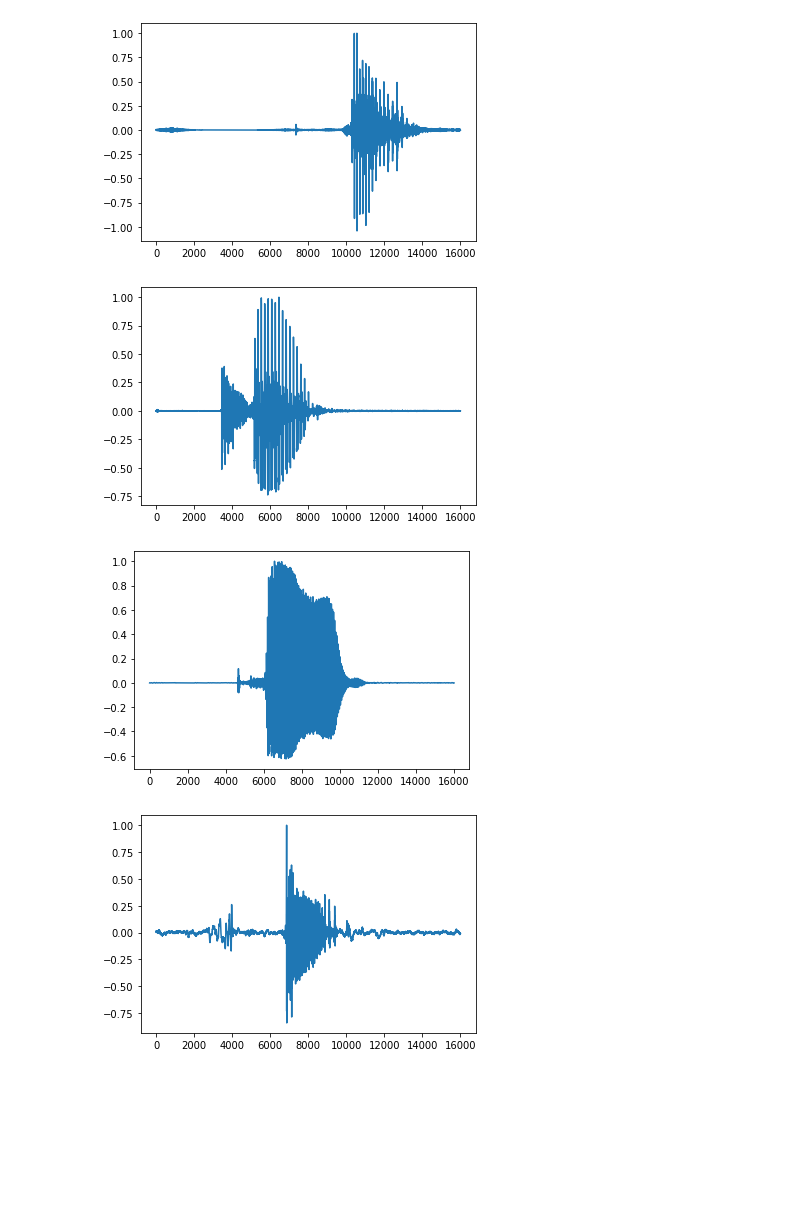
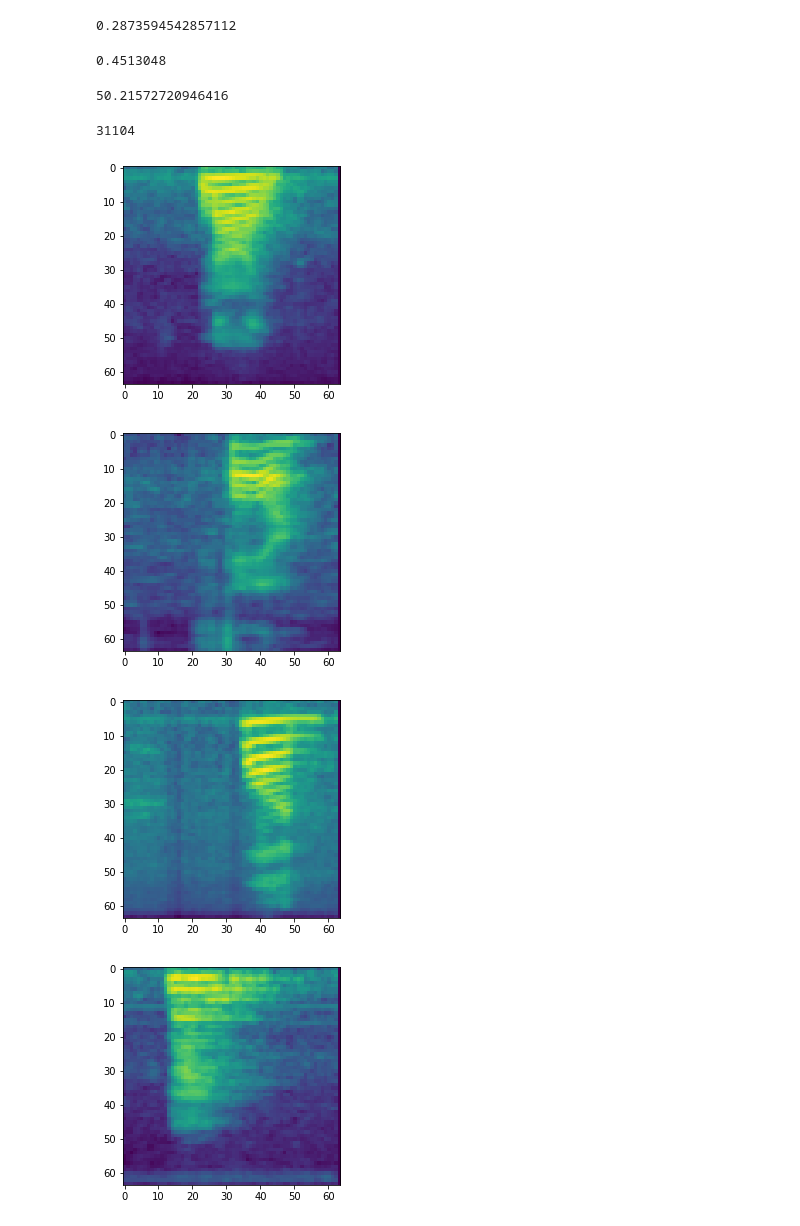
Before and after one commit to Newbeeer/Poisson_flow, a Jupyter notebook: tester.ipynb, the cells around one changed output. Drawn from its saved outputs; the diff is of its cells as text; code cells hidden in the pictures; blank space fills up the shorter version.

```diff
--- a/tester.ipynb
+++ b/tester.ipynb
@@ -7,5 +38,3 @@ config = get_config()
-# %%
-config.data.tfrecords_path = 'sc09_64.tfrecords'
 # %%
 trainds, evalds, builder = get_dataset(config)
 # %% [output]
@@ -13,0 +43,3 @@ WARNING:absl:No GPU/TPU found, falling back to CPU. (Set TF_CPP_MIN_LOG_LEVEL=0
+# %%
+import torchvision
+cf10 = torchvision.datasets.CIFAR10(root='.', download=True)
@@ -16,12 +53,47 @@ import matplotlib.pyplot as plt
+# %%
+norms_2 = []
+norms = []
+for item in tqdm(cf10):
+    pic = np.array(item[0]) / 255.0
+    norm_2 = np.sqrt(pic.ravel()**2)
+    norms_2.append(norm_2)
+    norm = pic.ravel()**2
+    norms.append(norm)
+# %%
+norms = np.array(norms)
+norms.mean()
+# %% [output]
+0.2873594542857112
+# %%
+norms_2 = []
+norms = []
+for batch in tqdm(trainds):
+    for item in batch:
+        norm = item.numpy().ravel()**2
+        norms.append(norm)
+        norm_2 = np.sqrt(item.numpy().ravel()**2)
+        norms_2.append(norm_2)
+# %%
+norms = np.array(norms)
+norms.mean()
+# %% [output]
+0.4513048
+# %%
+32 * (0.451/0.2874)
+# %% [output]
+50.21572720946416
+# %%
+counter*config.training.batch_size
+# %% [output]
+31104
 # %%
 for i, item in enumerate(trainds):
     if i>5: break
-
     plt.figure()
-    plt.plot(item[0].squeeze().numpy())
+    plt.imshow(item[0][0])
     plt.show()
 # %% [output]
-[figure, old version]
+[figure, new version]
-[figure, old version]
+[figure, new version]
-[figure, old version]
+[figure, new version]
-[figure, old version]
+[figure, new version]
```
Also changed, not shown: parts of 9 cells of this notebook, 24 other files.
